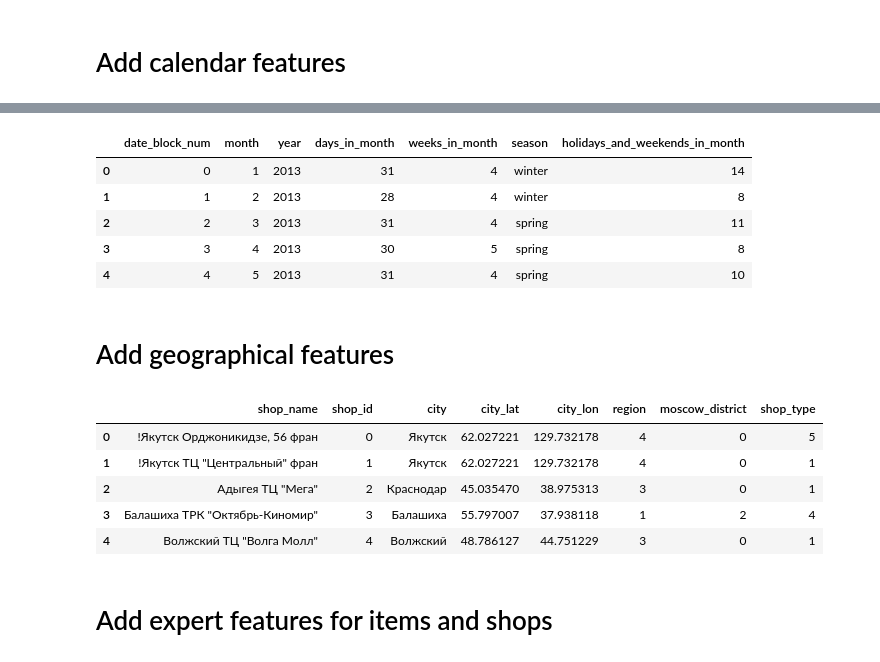
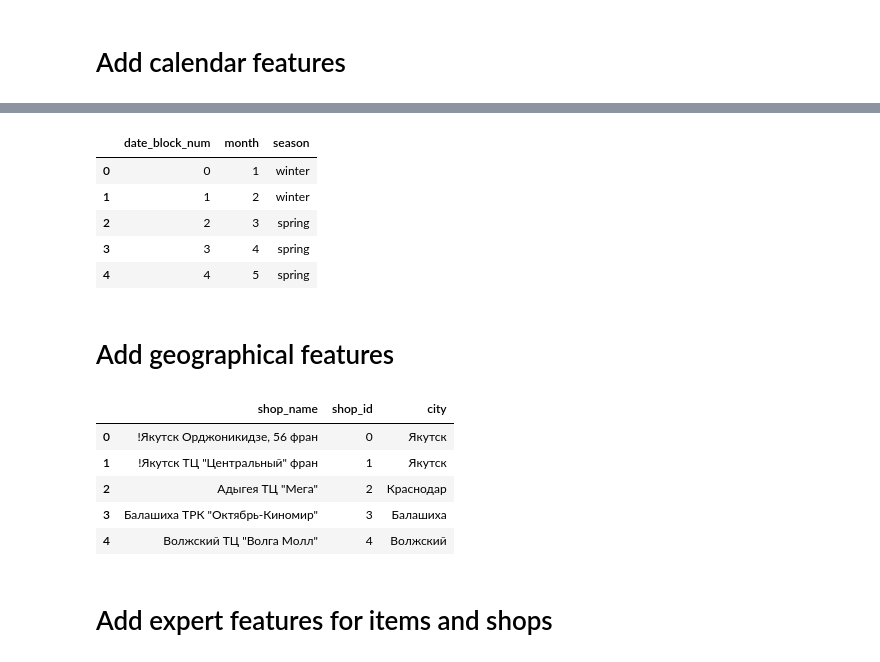
Before and after one commit to beatwad/predict_future_sales, a Jupyter notebook: Pred_Fut_Sales.ipynb, the cells around one changed output, grey strips where cells are left out. Cells and saved outputs as stored; diff of their text form; code cells hidden in the pictures.

```diff
--- a/Pred_Fut_Sales.ipynb
+++ b/Pred_Fut_Sales.ipynb
@@ -586,25 +586,25 @@ def add_weeks_in_month(row):
 
 def create_calendar_features(data):
     data['month'] = data.date_block_num.apply(add_month).astype(np.int8)
-    data['year'] = data.date_block_num.apply(add_year).astype(np.int16)
-    data['year_month'] = data.apply(add_year_month, axis=1)
-    data.year_month = pd.to_datetime(data.year_month, format='%Y-%m')
-    data['days_in_month'] = data.year_month.dt.daysinmonth.astype(np.int8)
-    data['weeks_in_month'] = data.apply(add_weeks_in_month, axis=1).astype(np.int8)
+#     data['year'] = data.date_block_num.apply(add_year).astype(np.int16)
+#     data['year_month'] = data.apply(add_year_month, axis=1)
+#     data.year_month = pd.to_datetime(data.year_month, format='%Y-%m')
+#     data['days_in_month'] = data.year_month.dt.daysinmonth.astype(np.int8)
+#     data['weeks_in_month'] = data.apply(add_weeks_in_month, axis=1).astype(np.int8)
     data['season'] = data.month.apply(add_season)
-    data['holidays_and_weekends_in_month'] = data.apply(add_holidays_and_weekends, axis=1)
-    data.drop('year_month', axis=1, inplace=True)
+#     data['holidays_and_weekends_in_month'] = data.apply(add_holidays_and_weekends, axis=1)
+#     data.drop('year_month', axis=1, inplace=True)
 
 
 create_calendar_features(date_blocks)
 date_blocks.head()
 # %% [output]
-|  | date_block_num | month | year | days_in_month | weeks_in_month | season | holidays_and_weekends_in_month |
-| 0 | 0 | 1 | 2013 | 31 | 4 | winter | 14 |
-| 1 | 1 | 2 | 2013 | 28 | 4 | winter | 8 |
-| 2 | 2 | 3 | 2013 | 31 | 4 | spring | 11 |
-| 3 | 3 | 4 | 2013 | 30 | 5 | spring | 8 |
-| 4 | 4 | 5 | 2013 | 31 | 4 | spring | 10 |
+|  | date_block_num | month | season |
+| 0 | 0 | 1 | winter |
+| 1 | 1 | 2 | winter |
+| 2 | 2 | 3 | spring |
+| 3 | 3 | 4 | spring |
+| 4 | 4 | 5 | spring |
 # %% [markdown]
 # Add geographical features
 # %%
@@ -670,55 +670,55 @@ city_coords['Ярославль'] = (57.626559, 39.893813, 2)      # North
 moscow_dist = dict()
 
 moscow_dist[20] = 0
 moscow_dist['Москва "Распродажа"'] = 0                   # Center
 moscow_dist['Балашиха ТРК "Октябрь-Киномир"'] = 2        # East
 moscow_dist['Москва МТРЦ "Афи Молл"'] = 1                # Center
 moscow_dist['Москва Магазин С21'] = 1                    # Center
 moscow_dist['Москва ТК "Буденовский" (пав.А2)'] = 2      # East
 moscow_dist['Москва ТК "Буденовский" (пав.К7)'] = 2      # East
 moscow_dist['Москва ТРК "Атриум"'] = 1                   # Center
 moscow_dist['Москва ТЦ "Ареал" (Беляево)'] = 3           # South
 moscow_dist['Москва ТЦ "МЕГА Белая Дача II"'] = 2        # East
 moscow_dist['Москва ТЦ "МЕГА Теплый Стан" II'] = 3       # South
 moscow_dist['Москва ТЦ "Новый век" (Новокосино)'] = 2    # East
 moscow_dist['Москва ТЦ "Перловский"'] = 4                # North
 moscow_dist['Москва ТЦ "Семеновский"'] = 1               # Center
 moscow_dist['Москва ТЦ "Серебряный Дом"'] = 1            # Center
 moscow_dist['Мытищи ТРК "XL-3"'] = 4                     # North
 moscow_dist['Химки ТЦ "Мега"'] = 4                       # North
 
 
 
 shops['city'] = shops.shop_name.apply(add_city)
 
-shops['city_lat'] = shops.city.map(lambda x: city_coords[x][0])
-shops['city_lon'] = shops.city.map(lambda x: city_coords[x][1])
-shops['region'] = shops.city.map(lambda x: city_coords[x][2])
+# shops['city_lat'] = shops.city.map(lambda x: city_coords[x][0])
+# shops['city_lon'] = shops.city.map(lambda x: city_coords[x][1])
+# shops['region'] = shops.city.map(lambda x: city_coords[x][2])
 
-shops['moscow_district'] = 0
-shops['moscow_district'] = shops['moscow_district'].astype(np.int8)
+# shops['moscow_district'] = 0
+# shops['moscow_district'] = shops['moscow_district'].astype(np.int8)
 
-shops.loc[shops.city.isin(['Балашиха',
-                           'Москва',
-                           'Мытищи',
-                           'Химки']),
-          'moscow_district'] = shops.loc[shops.city.isin(['Балашиха',
-                                                          'Москва',
-                                                          'Мытищи',
-                                                          'Химки']),
-                                         'shop_name'].map(moscow_dist)
+# shops.loc[shops.city.isin(['Балашиха',
+#                            'Москва',
+#                            'Мытищи',
+#                            'Химки']),
+#           'moscow_district'] = shops.loc[shops.city.isin(['Балашиха',
+#                                                           'Москва',
+#                                                           'Мытищи',
+#                                                           'Химки']),
+#                                          'shop_name'].map(moscow_dist)
 
-shops['shop_type'] = shops.shop_name.apply(add_shop_type)
-shops.shop_type = shops.shop_type.astype(np.int8)
+# shops['shop_type'] = shops.shop_name.apply(add_shop_type)
+# shops.shop_type = shops.shop_type.astype(np.int8)
 
 shops.head()
 # %% [output]
-|  | shop_name | shop_id | city | city_lat | city_lon | region | moscow_district | shop_type |
-| 0 | !Якутск Орджоникидзе, 56 фран | 0 | Якутск | 62.027221 | 129.732178 | 4 | 0 | 5 |
-| 1 | !Якутск ТЦ "Центральный" фран | 1 | Якутск | 62.027221 | 129.732178 | 4 | 0 | 1 |
-| 2 | Адыгея ТЦ "Мега" | 2 | Краснодар | 45.035470 | 38.975313 | 3 | 0 | 1 |
-| 3 | Балашиха ТРК "Октябрь-Киномир" | 3 | Балашиха | 55.797007 | 37.938118 | 1 | 2 | 4 |
-| 4 | Волжский ТЦ "Волга Молл" | 4 | Волжский | 48.786127 | 44.751229 | 3 | 0 | 1 |
+|  | shop_name | shop_id | city |
+| 0 | !Якутск Орджоникидзе, 56 фран | 0 | Якутск |
+| 1 | !Якутск ТЦ "Центральный" фран | 1 | Якутск |
+| 2 | Адыгея ТЦ "Мега" | 2 | Краснодар |
+| 3 | Балашиха ТРК "Октябрь-Киномир" | 3 | Балашиха |
+| 4 | Волжский ТЦ "Волга Молл" | 4 | Волжский |
 # %% [markdown]
 # Add expert features for items and shops
 # %%
```
Also changed, not shown: parts of 17 cells of this notebook.
